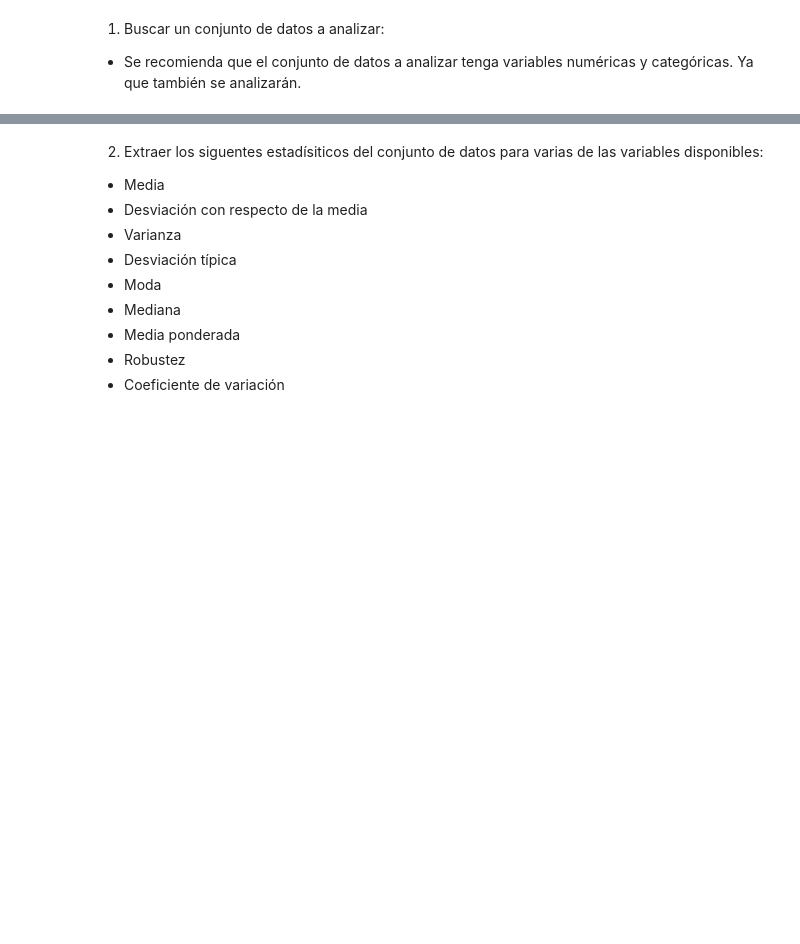
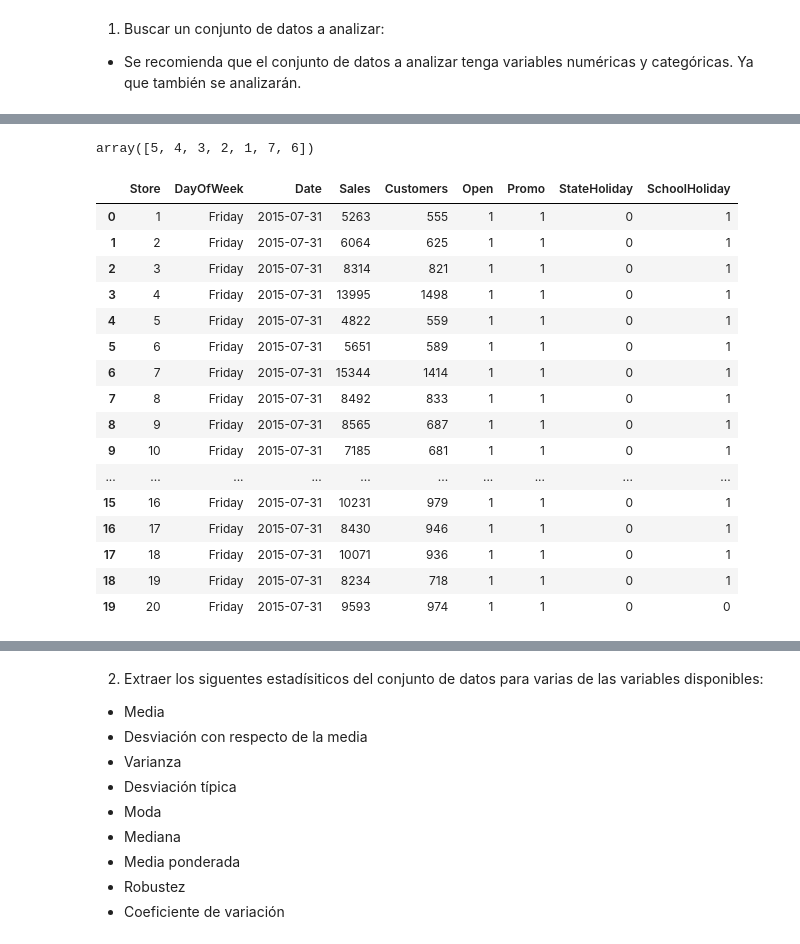
Before and after one commit to Adalab/promo-d-da-modulo2-sprint1-cassia-maitane, a Jupyter notebook: estadistica/estadistica-I-introduccion.ipynb, the cells around one changed output, grey strips where cells are left out. Saved outputs shown, nothing was run; the diff lists cells and outputs as text; code cells hidden in the pictures; blank space fills up the shorter version.

```diff
--- a/estadistica/estadistica-I-introduccion.ipynb
+++ b/estadistica/estadistica-I-introduccion.ipynb
@@ -5,3 +9,6 @@ Empezamos una nueva lección, y este es el momento de poner en práctica los con
 # %% [markdown]
 1. Buscar un conjunto de datos a analizar:
 - Se recomienda que el conjunto de datos a analizar tenga variables numéricas y categóricas. Ya que también se analizarán.
+# %%
+df_train = pd.read_csv('datos/train.csv')
+df_train.head(10)
@@ -7,0 +27,41 @@ Empezamos una nueva lección, y este es el momento de poner en práctica los con
+# %%
+df_train['DayOfWeek'].unique()
+# %% [output]
+array([5, 4, 3, 2, 1, 7, 6])
+# %%
+def dias(columna):
+    if columna == 1:
+        return "Monday"
+    elif columna == 2:
+        return "Tuesday"
+    elif columna == 3:
+        return "Wednesday"
+    elif columna == 4:
+        return "Thursday"
+    elif columna == 5:
+        return "Friday"
+    elif columna == 6:
+        return "Saturday"
+    elif columna == 7:
+        return "Sunday"
+# %%
+df_train['DayOfWeek'] = df_train['DayOfWeek'].apply(dias)
+df_train.head(20)
+# %% [output]
+|  | Store | DayOfWeek | Date | Sales | Customers | Open | Promo | StateHoliday | SchoolHoliday |
+| 0 | 1 | Friday | 2015-07-31 | 5263 | 555 | 1 | 1 | 0 | 1 |
+| 1 | 2 | Friday | 2015-07-31 | 6064 | 625 | 1 | 1 | 0 | 1 |
+| 2 | 3 | Friday | 2015-07-31 | 8314 | 821 | 1 | 1 | 0 | 1 |
+| 3 | 4 | Friday | 2015-07-31 | 13995 | 1498 | 1 | 1 | 0 | 1 |
+| 4 | 5 | Friday | 2015-07-31 | 4822 | 559 | 1 | 1 | 0 | 1 |
+| 5 | 6 | Friday | 2015-07-31 | 5651 | 589 | 1 | 1 | 0 | 1 |
+| 6 | 7 | Friday | 2015-07-31 | 15344 | 1414 | 1 | 1 | 0 | 1 |
+| 7 | 8 | Friday | 2015-07-31 | 8492 | 833 | 1 | 1 | 0 | 1 |
+| 8 | 9 | Friday | 2015-07-31 | 8565 | 687 | 1 | 1 | 0 | 1 |
+| 9 | 10 | Friday | 2015-07-31 | 7185 | 681 | 1 | 1 | 0 | 1 |
+| ... | ... | ... | ... | ... | ... | ... | ... | ... | ... |
+| 15 | 16 | Friday | 2015-07-31 | 10231 | 979 | 1 | 1 | 0 | 1 |
+| 16 | 17 | Friday | 2015-07-31 | 8430 | 946 | 1 | 1 | 0 | 1 |
+| 17 | 18 | Friday | 2015-07-31 | 10071 | 936 | 1 | 1 | 0 | 1 |
+| 18 | 19 | Friday | 2015-07-31 | 8234 | 718 | 1 | 1 | 0 | 1 |
+| 19 | 20 | Friday | 2015-07-31 | 9593 | 974 | 1 | 1 | 0 | 0 |
```
Also changed, not shown: parts of 10 cells of this notebook, 5 other files.
